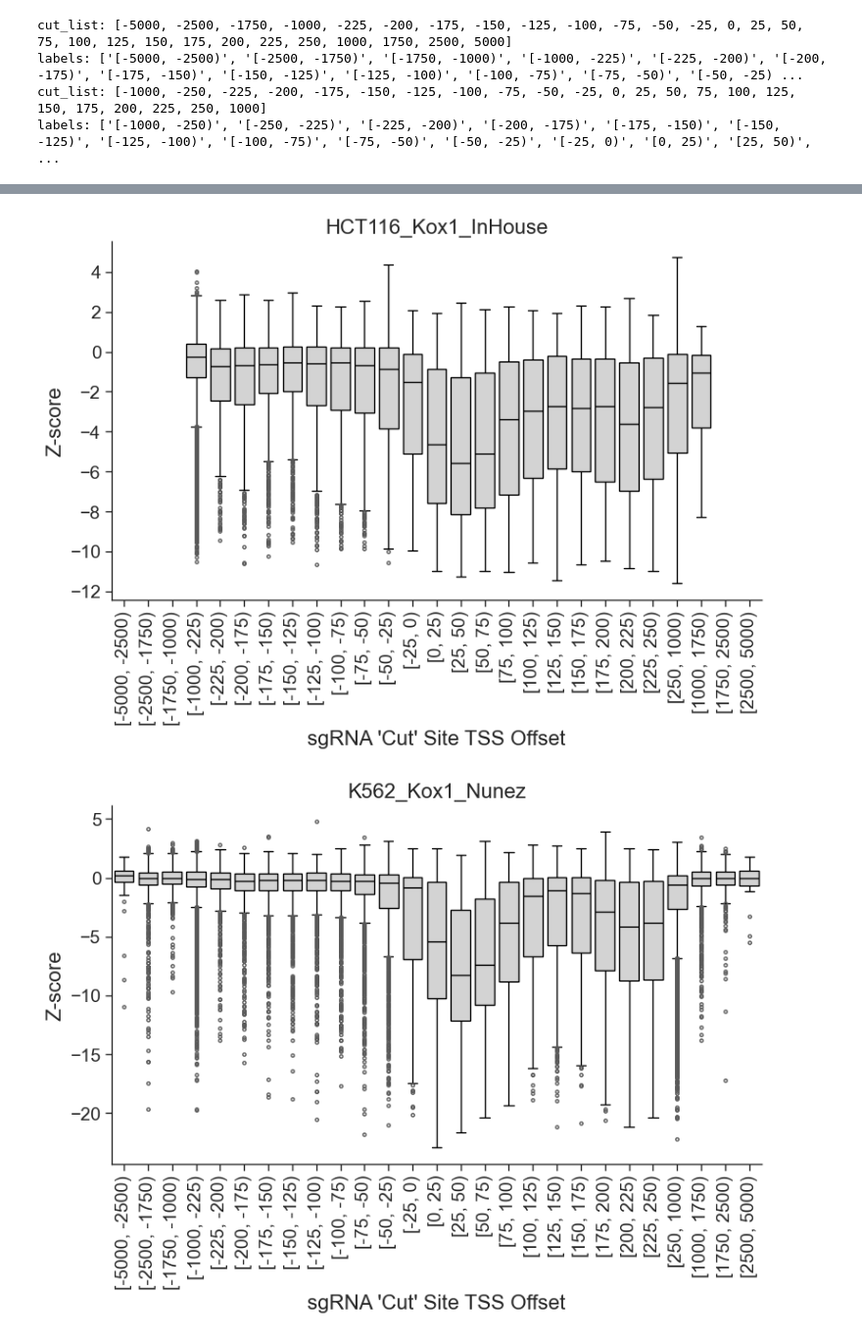
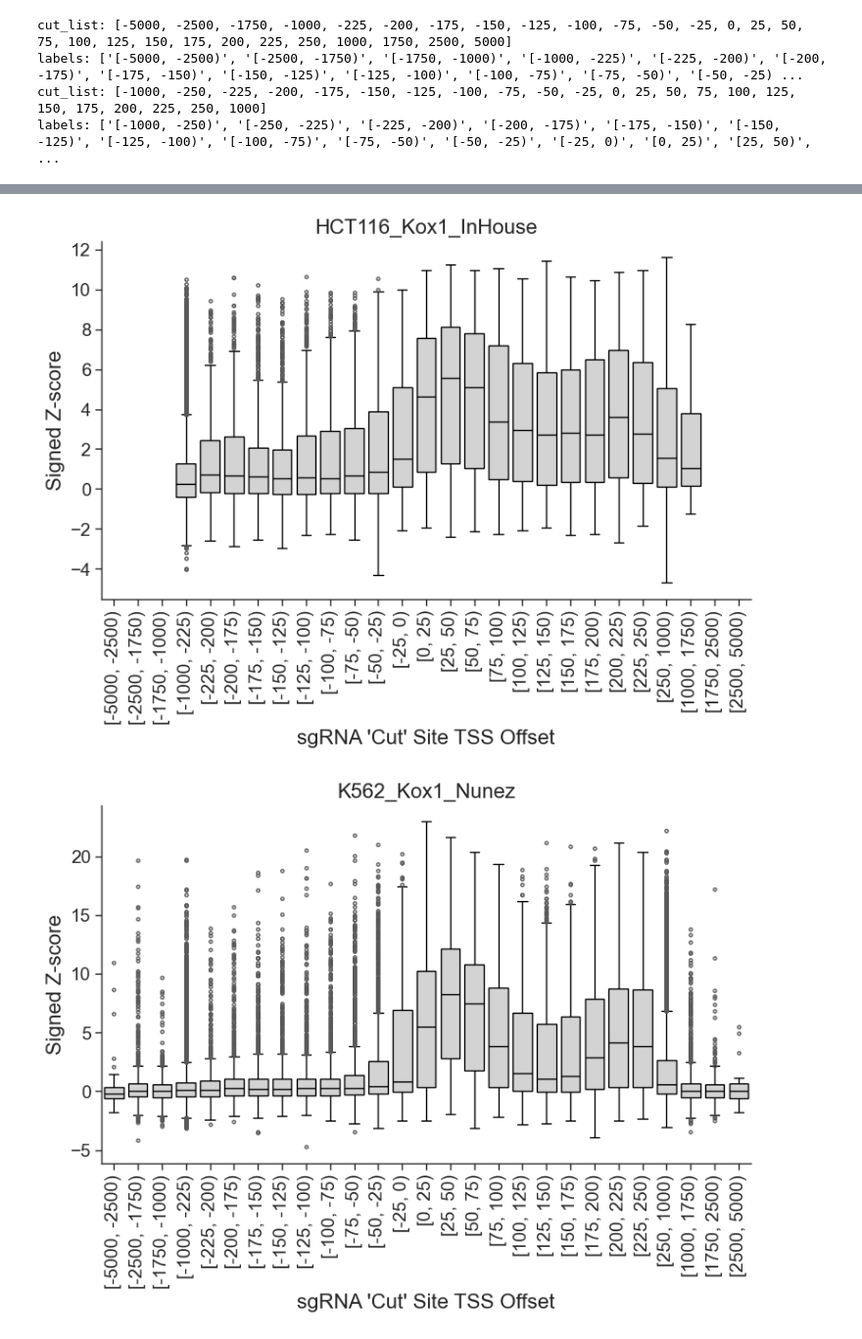
Before and after one commit to ssrikant2/Katsano-Manuscript, a Jupyter notebook: Notebooks/04-Assessing Predictive Features of CRISPRi Guide Activity/01_TSS_Offset.ipynb, the cells around one changed output, grey strips where cells are left out. Shown: that part at 98% size. Saved outputs shown, nothing was run; the diff lists cells and outputs as text; code cells hidden in the pictures.

```diff
--- a/Notebooks/04-Assessing Predictive Features of CRISPRi Guide Activity/01_TSS_Offset.ipynb
+++ b/Notebooks/04-Assessing Predictive Features of CRISPRi Guide Activity/01_TSS_Offset.ipynb
@@ -75,7 +75,7 @@ for unique_set in NewDatasetCombine['cellDomainDataSet'].unique():
     SubsetNewDatasetCombine = NewDatasetCombine[NewDatasetCombine['cellDomainDataSet']== unique_set]
     plt.figure(figsize=(9, 5))
     ax = sns.boxplot(data=SubsetNewDatasetCombine, x='TSS Bucket (-5kb to 5kb)',
-                y='z_score',  boxprops=dict(facecolor='lightgrey', edgecolor='black'),
+                y='signed_zscore',  boxprops=dict(facecolor='lightgrey', edgecolor='black'),
                  whiskerprops=dict(color='black'),  # Whisker line color
                  capprops=dict(color='black'),  # Cap line color
                  medianprops=dict(color='black'),
@@ -84,7 +84,7 @@ for unique_set in NewDatasetCombine['cellDomainDataSet'].unique():
         line.set_linewidth(1)  # Set whisker, cap, and median line width (increase the value as needed)
 
     plt.xlabel('sgRNA \'Cut\' Site TSS Offset',fontsize=16)
-    plt.ylabel('Z-score',fontsize=16)
+    plt.ylabel('Signed Z-score',fontsize=16)
     plt.title(unique_set,fontsize=16)
     plt.xticks(fontsize=14, rotation=90)
     plt.yticks(fontsize=14)
@@ -97,2 +97,2 @@ for unique_set in NewDatasetCombine['cellDomainDataSet'].unique():
-[figure, old version]
+[figure, new version]
-[figure, old version]
+[figure, new version]
```
Also changed, not shown: parts of 4 cells of this notebook, 9 other files.
